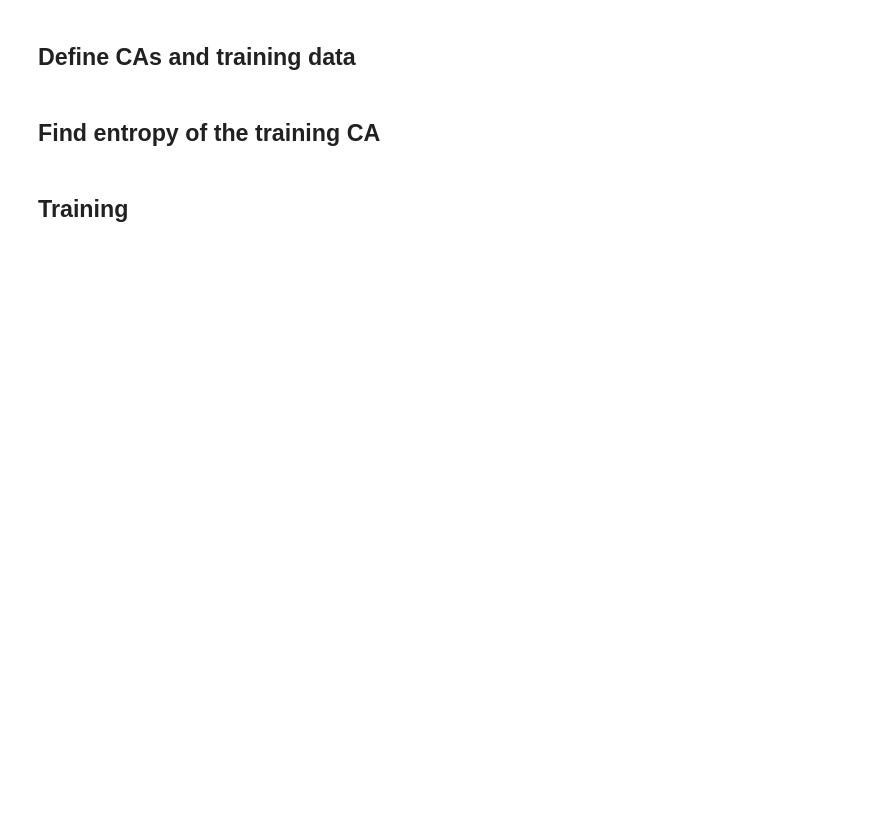
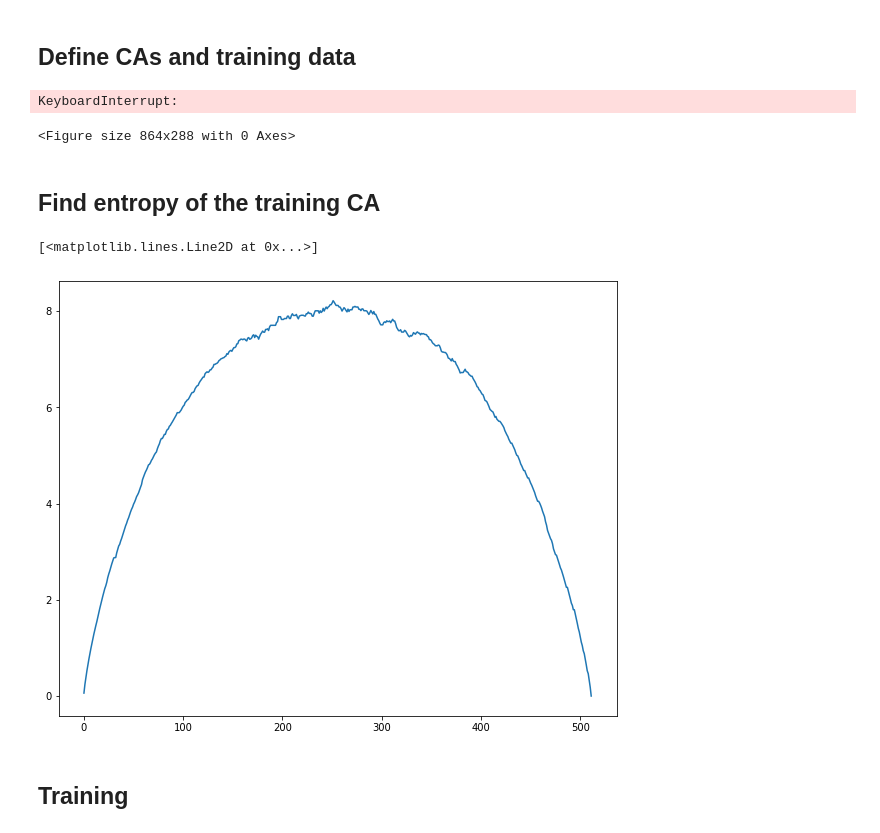
Before and after one commit to luknw/convoca, a Jupyter notebook: paper_replication.ipynb, the cells around one changed output. Saved outputs shown, nothing was run; the diff lists cells and outputs as text; code cells hidden in the pictures; blank space fills up the shorter version.

```diff
--- a/paper_replication.ipynb
+++ b/paper_replication.ipynb
@@ -51,7 +29,5 @@ def generate_CA_train_data(ca, height=10, width=10, n_samples=500, rng=None, noi
 # %%
-np.random.seed(0)
-
-for i, ca in enumerate(sample_CAs()):
+for i, ca in enumerate(pr.sample_CAs(rng=np.random.default_rng(0))):
     X_test = torch.from_numpy(make_glider(10).reshape(1, 10, 10)).float()
     Y_test = ca(X_test).float()
 
@@ -71,5 +47,8 @@ for i, ca in enumerate(sample_CAs()):
     plt.show()
     plt.close()
     clear_output(wait=True)
+# %% [output]
+KeyboardInterrupt:
+<Figure size 864x288 with 0 Axes>
 # %% [markdown]
 ## Find entropy of the training CA
@@ -83,5 +55,8 @@ def ca_entropy(ca):
 # %%
-entropies = [ca_entropy(a) for a in tqdm(sample_CAs(rng=np.random.default_rng(0)))]
+entropies = [pr.ca_entropy(a) for a in tqdm(pr.sample_CAs(rng=np.random.default_rng(0)))]
 plt.plot(entropies)
+# %% [output]
+[<matplotlib.lines.Line2D at 0x...>]
+[figure, added]
 # %% [markdown]
 ## Training
```
Also changed, not shown: parts of 29 cells of this notebook, 1 other file.
